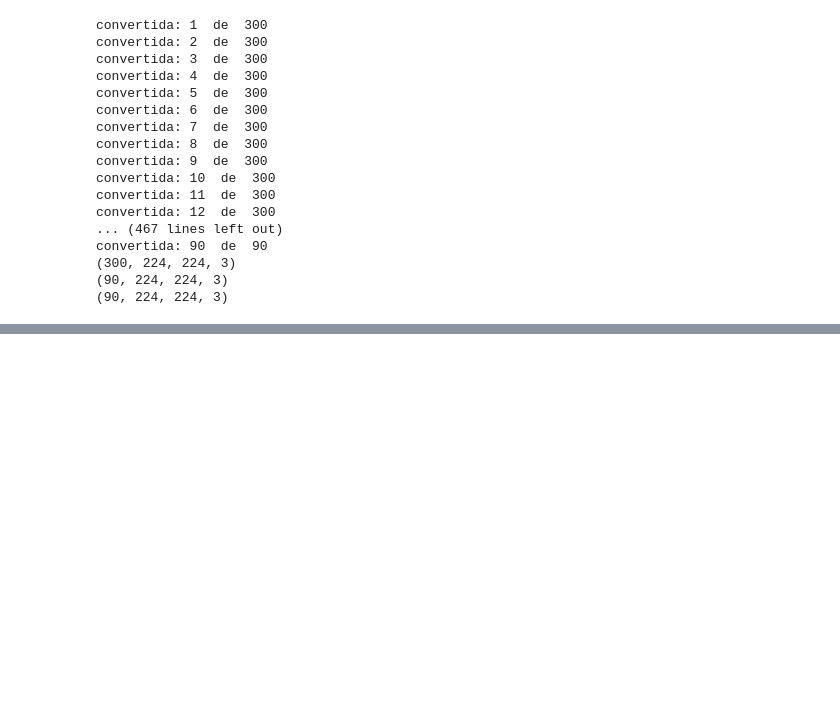
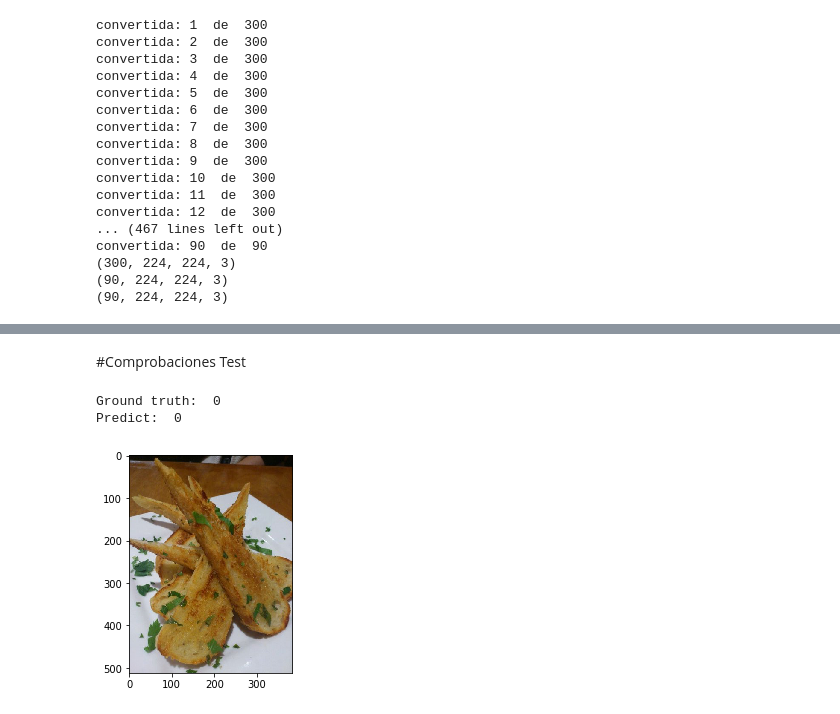
Before and after one commit to AlvaroUriel/idal_ia3, a Jupyter notebook: Trabajo_Uriel_Aprendizaje_produndo.ipynb, the cells around one changed output, grey strips where cells are left out. Cells and saved outputs as stored; diff of their text form; code cells hidden in the pictures; blank space fills up the shorter version.

```diff
--- a/Trabajo_Uriel_Aprendizaje_produndo.ipynb
+++ b/Trabajo_Uriel_Aprendizaje_produndo.ipynb
@@ -250,0 +403,16 @@ Epoch 3: val_loss improved from 1.05371 to 0.86863, saving model to scratchmodel
+# %% [markdown]
+#Comprobaciones Test
+# %%
+id=250
+
+image = img.imread(train[id])
+plt.imshow(image[:,:,:], cmap='gray', vmin = 0, vmax = 255,interpolation='none')
+print("Ground truth: ", y_train[id].argmax())
+#plt.imshow(train_x[id])
+
+p = model_transfer_half.predict(np.expand_dims(train_x[id], axis=0))
+print("Predict: ", p.argmax())
+# %% [output]
+Ground truth:  0
+Predict:  0
+[figure, added]
```
Also changed, not shown: parts of 14 cells of this notebook.
